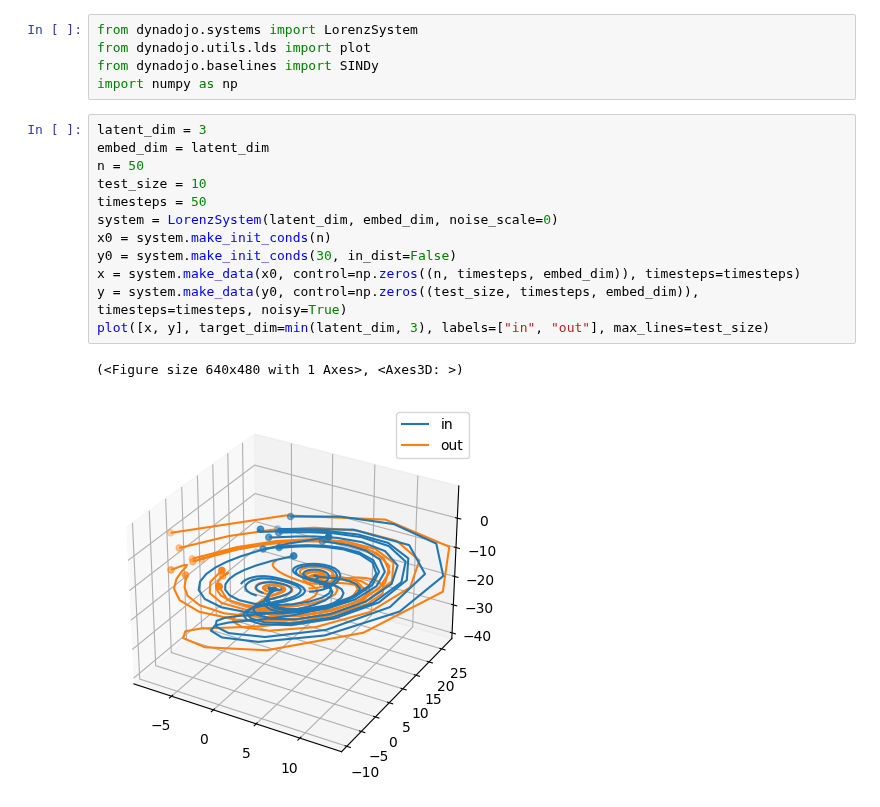
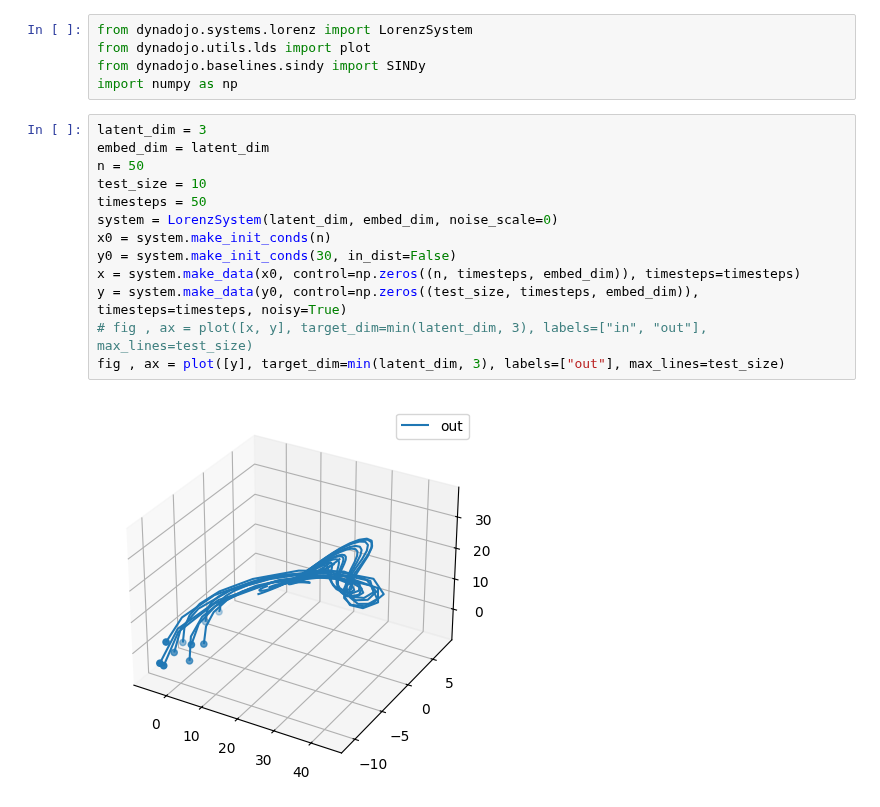
Before and after one commit to DynaDojo/dynadojo, a Jupyter notebook: demos/sindy_demo1.ipynb, the cells around one changed output. Cells and saved outputs as stored; diff of their text form.

```diff
--- a/demos/sindy_demo1.ipynb
+++ b/demos/sindy_demo1.ipynb
@@ -4,21 +7,21 @@
 # %%
-from dynadojo.systems import LorenzSystem
+from dynadojo.systems.lorenz import LorenzSystem
 from dynadojo.utils.lds import plot
-from dynadojo.baselines import SINDy
+from dynadojo.baselines.sindy import SINDy
 import numpy as np
 # %%
 latent_dim = 3
 embed_dim = latent_dim
 n = 50
 test_size = 10
 timesteps = 50
 system = LorenzSystem(latent_dim, embed_dim, noise_scale=0)
 x0 = system.make_init_conds(n)
 y0 = system.make_init_conds(30, in_dist=False)
 x = system.make_data(x0, control=np.zeros((n, timesteps, embed_dim)), timesteps=timesteps)
 y = system.make_data(y0, control=np.zeros((test_size, timesteps, embed_dim)), timesteps=timesteps, noisy=True)
-plot([x, y], target_dim=min(latent_dim, 3), labels=["in", "out"], max_lines=test_size)
+# fig , ax = plot([x, y], target_dim=min(latent_dim, 3), labels=["in", "out"], max_lines=test_size)
+fig , ax = plot([y], target_dim=min(latent_dim, 3), labels=["out"], max_lines=test_size)
 # %% [output]
-(<Figure size 640x480 with 1 Axes>, <Axes3D: >)
-[figure, old version]
+[figure, new version]
 # %%
```
Also changed, not shown: parts of 3 cells of this notebook, 9 other files.
